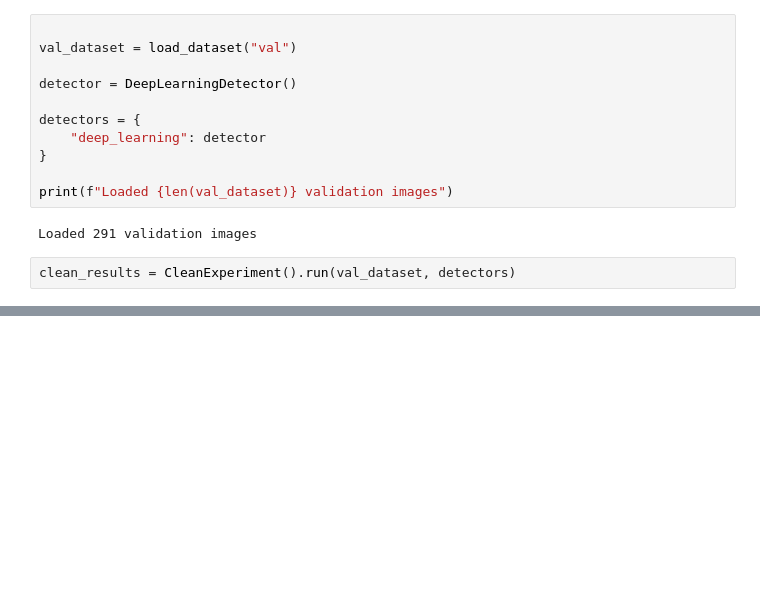
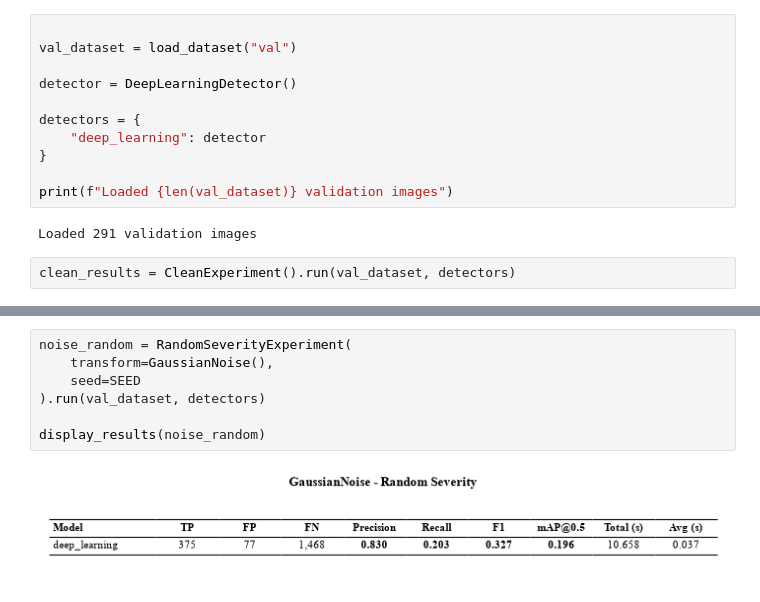
Before and after one commit to yuvran7700/basilisk, a Jupyter notebook: src/methods/deep_learning/deeplearning.ipynb, the cells around one changed output, grey strips where cells are left out. Drawn from its saved outputs; the diff is of its cells as text; blank space fills up the shorter version.

```diff
--- a/src/methods/deep_learning/deeplearning.ipynb
+++ b/src/methods/deep_learning/deeplearning.ipynb
@@ -64,0 +74,9 @@ display_results(severity_sweep)
+# %%
+noise_random = RandomSeverityExperiment(
+    transform=GaussianNoise(),
+    seed=SEED
+).run(val_dataset, detectors)
+
+display_results(noise_random)
+# %% [output]
+[figure, added]
```
Also changed, not shown: parts of 12 cells of this notebook, 19 other files.
